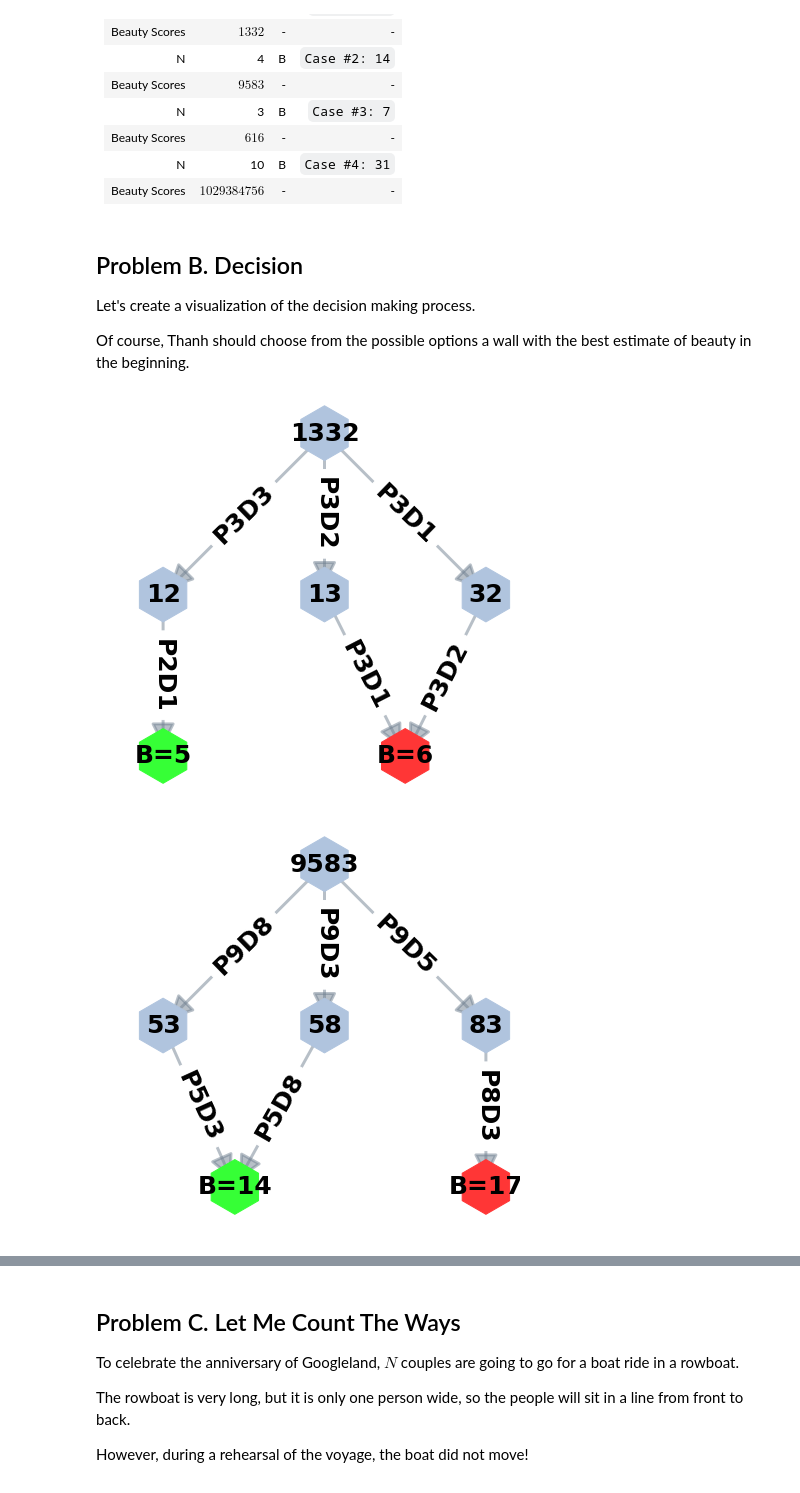
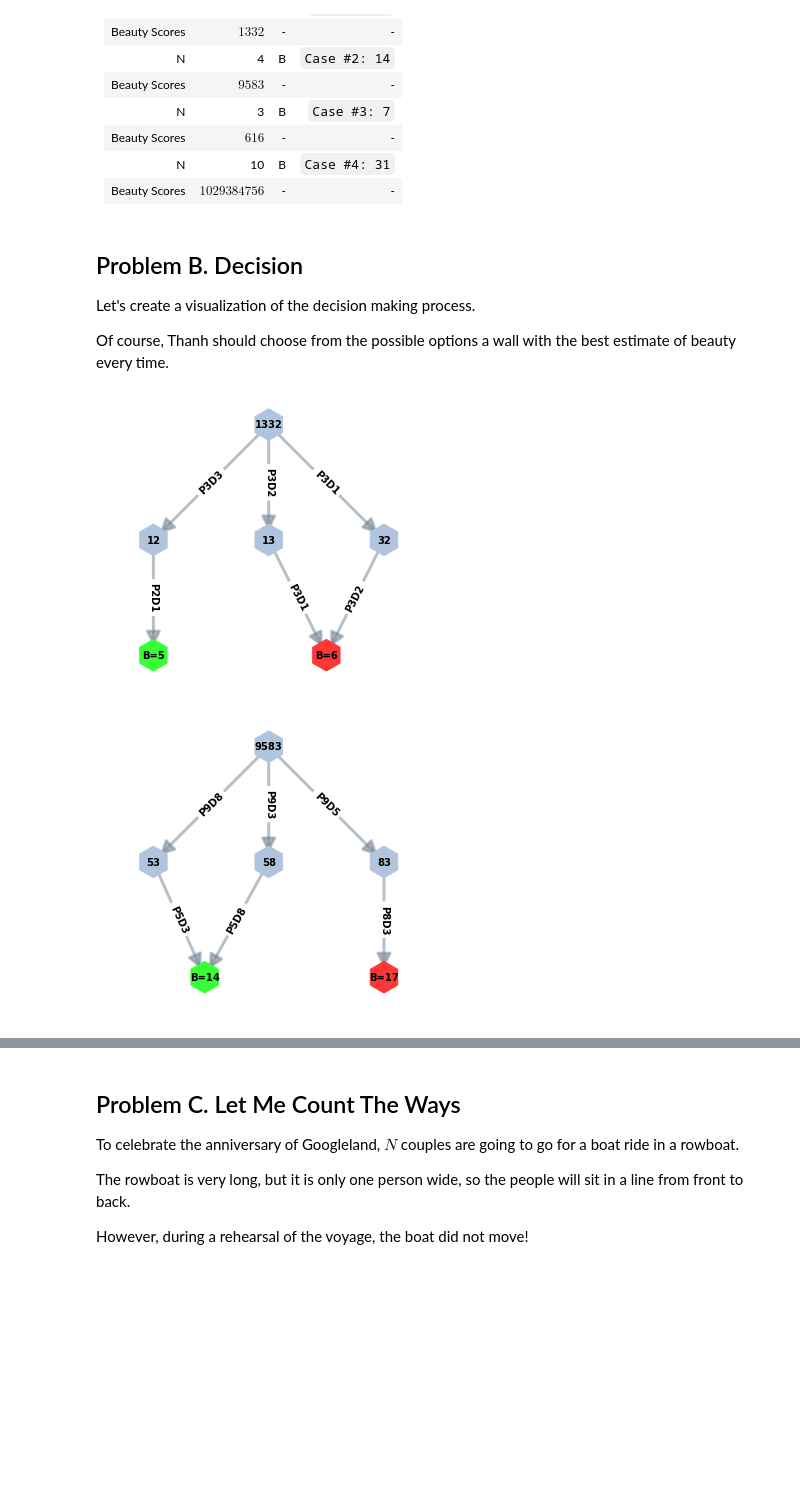
Before and after one commit to OlgaBelitskaya/colab_notebooks, a Jupyter notebook: kickstart_h2018.ipynb, the cells around one changed output, grey strips where cells are left out. Cells and saved outputs as stored; diff of their text form; code cells hidden in the pictures; blank space fills up the shorter version.

```diff
--- a/kickstart_h2018.ipynb
+++ b/kickstart_h2018.ipynb
@@ -307,7 +307,7 @@ for the other $T - 1$ cases, $2 \leq N \leq 100$.
 
 Let's create a visualization of the decision making process.
 
-Of course, Thanh should choose from the possible options a wall with the best estimate of beauty in the beginning.
+Of course, Thanh should choose from the possible options a wall with the best estimate of beauty every time.
 # %%
 import networkx as nx
 import pydot
@@ -317,38 +317,38 @@ import matplotlib.pyplot as plt
 %matplotlib inline
 # %%
 # P - the score of a painted wall, D - the score of a destroyed wall
-def draw_digraph(GG, edge_labels):
-    plt.figure(figsize=(7,7))
+def draw_digraph(GG, edge_labels, node_colors, w, h):
+    plt.figure(figsize=(w,h))
     pos = graphviz_layout(GG, prog='dot')
 
-    node_colors = 4 * ['lightsteelblue'] + ['#36ff36', '#ff3636']
-
-    nx.draw_networkx_nodes(GG, pos, node_size=3000,
+    nx.draw_networkx_nodes(GG, pos, node_size=1000,
                            node_shape='h', node_color=node_colors)
     nx.draw_networkx_edges(GG, pos, width=3, alpha=0.5,
                            edge_color='slategray',
-                           arrowsize=50, arrowstyle='-|>')
+                           arrowsize=30, arrowstyle='-|>')
 
     nx.draw_networkx_edge_labels(GG, pos, edge_labels,
-                             font_size=25, font_weight='bold')
-    nx.draw_networkx_labels(GG, pos, font_size=25, font_weight='bold')
+                             font_size=10, font_weight='bold')
+    nx.draw_networkx_labels(GG, pos, font_size=10, font_weight='bold')
 
     plt.axis('equal'); plt.axis('off');
 # %%
+node_colors12 = 4 * ['lightsteelblue'] + ['#36ff36', '#ff3636']
 # Case 1
 GG1 = nx.DiGraph()
 GG1.add_edges_from([('1332','12'), ('1332','13'), ('1332','32'),
                     ('12','B=5'), ('13','B=6'), ('32','B=6')])
 edge_labels1 = {('1332','12'):'P3D3', ('1332','13'):'P3D2', ('1332','32'):'P3D1',
                ('12','B=5'):'P2D1', ('13','B=6'):'P3D1', ('32','B=6'):'P3D2'}
 # Case 2
 GG2 = nx.DiGraph()
 GG2.add_edges_from([('9583','53'), ('9583','58'), ('9583','83'),
                     ('53','B=14'), ('58','B=14'), ('83','B=17')])
 edge_labels2 = {('9583','53'):'P9D8', ('9583','58'):'P9D3', ('9583','83'):'P9D5',
                 ('53','B=14'):'P5D3', ('58','B=14'):'P5D8', ('83','B=17'):'P8D3'}
 
-draw_digraph(GG1, edge_labels1); draw_digraph(GG2, edge_labels2)
+draw_digraph(GG1, edge_labels1, node_colors12, 5, 5)
+draw_digraph(GG2, edge_labels2, node_colors12, 5, 5)
 # %% [output]
-[figure, old version]
+[figure, new version]
-[figure, old version]
+[figure, new version]
```
Also changed, not shown: parts of 6 cells of this notebook.
